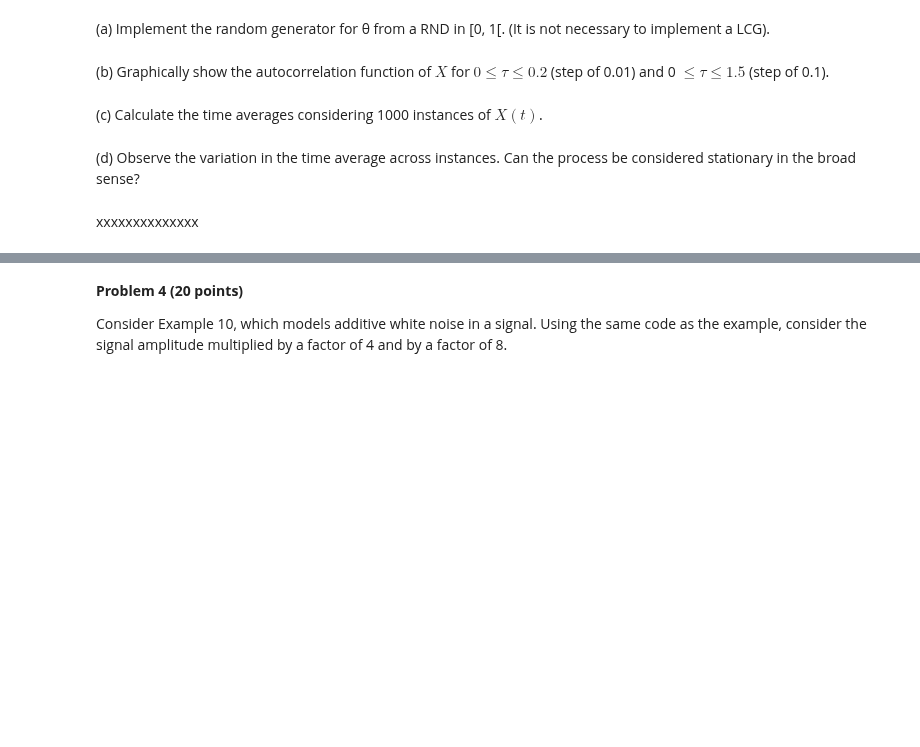
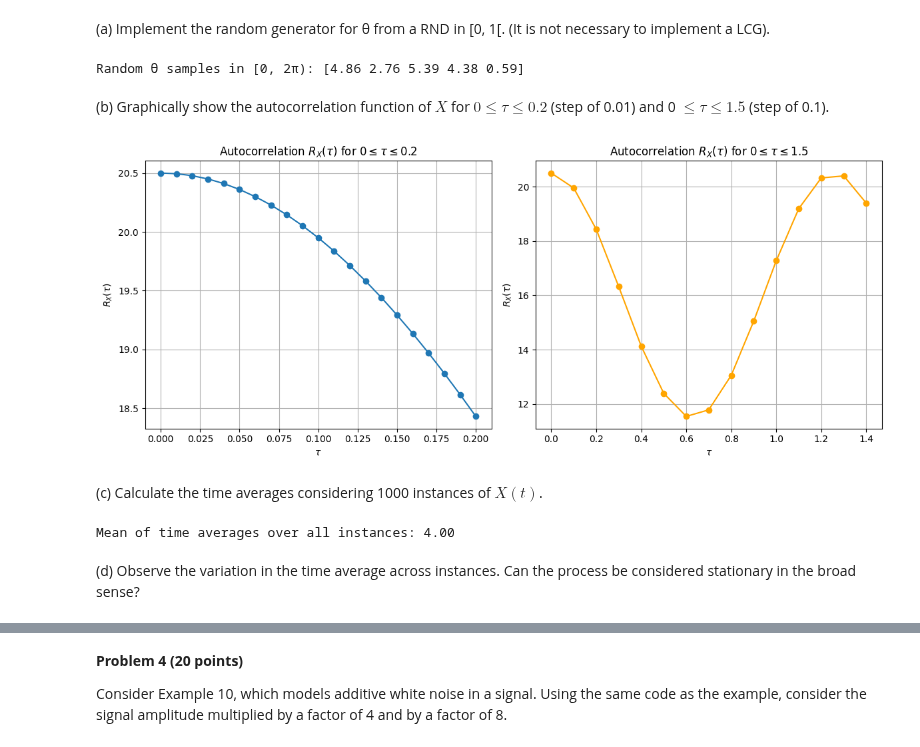
Before and after one commit to saulosgil/Disciplina_Modelagem-e-simula--o-de-sistemas, a Jupyter notebook: exercises/SE03/SE03_SauloGil.ipynb, the cells around one changed output, grey strips where cells are left out. Cells and saved outputs as stored; diff of their text form; code cells hidden in the pictures; blank space fills up the shorter version.

```diff
--- a/exercises/SE03/SE03_SauloGil.ipynb
+++ b/exercises/SE03/SE03_SauloGil.ipynb
@@ -215,11 +233,82 @@ plt.show()
 Consider the random process $X(t) = 4 + 3 cos(5t+ θ)$, where θ is uniformly distributed on $[0, 2π]$.
 # %% [markdown]
 (a) Implement the random generator for θ from a RND in [0, 1[. (It is not necessary to implement a LCG).
+# %%
+import numpy as np
+
+def generate_theta(size=1, seed=None):
+    rng = np.random.default_rng(seed)
+    theta = 2 * np.pi * rng.random(size)
+    return np.round(theta, 2)
+
+# Example usage: generate 5 random θ values
+theta_samples = generate_theta(5, seed=42)
+print("Random θ samples in [0, 2π):", theta_samples)
+# %% [output]
+Random θ samples in [0, 2π): [4.86 2.76 5.39 4.38 0.59]
 # %% [markdown]
 (b) Graphically show the autocorrelation function of $X$ for $0 ≤ τ ≤ 0.2$ (step of 0.01) and 0 $≤ τ ≤ 1.5$ (step of 0.1).
+# %%
+import numpy as np
+import matplotlib.pyplot as plt
+
+# Autocorrelation function for X(t) = 4 + 3 cos(5t + θ), θ ~ Uniform[0, 2π]
+def autocorr_X(tau):
+    # E[X(t) X(t+τ)] = E[(4 + 3cos(5t+θ))(4 + 3cos(5(t+τ)+θ))]
+    # = 16 + 12 E[cos(5t+θ)] + 12 E[cos(5(t+τ)+θ)] + 9 E[cos(5t+θ)cos(5(t+τ)+θ)]
+    # E[cos(5t+θ)] = 0, E[cos(5(t+τ)+θ)] = 0
+    # E[cos(α+θ)cos(β+θ)] = 0.5 cos(α-β)
+    # So, autocorr = 16 + 4.5 cos(5τ)
+    return 16 + 4.5 * np.cos(5 * tau)
+
+# τ in [0, 0.2] step 0.01
+tau1 = np.arange(0, 0.21, 0.01)
+R1 = autocorr_X(tau1)
+
+# τ in [0, 1.5] step 0.1
+tau2 = np.arange(0, 1.5, 0.1)
+R2 = autocorr_X(tau2)
+
+plt.figure(figsize=(12, 5))
+
+plt.subplot(1, 2, 1)
+plt.plot(tau1, R1, marker='o')
+plt.title(r'Autocorrelation $R_X(\tau)$ for $0 \leq \tau \leq 0.2$')
+plt.xlabel(r'$\tau$')
+plt.ylabel(r'$R_X(\tau)$')
+plt.grid(True)
+
+plt.subplot(1, 2, 2)
+plt.plot(tau2, R2, marker='o', color='orange')
+plt.title(r'Autocorrelation $R_X(\tau)$ for $0 \leq \tau \leq 1.5$')
+plt.xlabel(r'$\tau$')
+plt.ylabel(r'$R_X(\tau)$')
+plt.grid(True)
+
+plt.tight_layout()
+plt.show()
+# %% [output]
+[figure, added]
 # %% [markdown]
 (c) Calculate the time averages considering 1000 instances of $X(t)$.
+# %%
+import numpy as np
+
+# Parameters
+n_instances = 1000
+t = np.linspace(0, 2*np.pi, 500)  # time vector
+
+# Generate 1000 random θ values
+rng = np.random.default_rng(42)
+theta_all = 2 * np.pi * rng.random(n_instances)
+
+# Compute X(t) for each instance and its time average
+X_all = np.array([4 + 3 * np.cos(5 * t + theta) for theta in theta_all])
+time_averages = X_all.mean(axis=1)  # mean over time for each instance
+
+# Display results
+print(f"\nMean of time averages over all instances: {np.mean(time_averages):.2f}")
+# %% [output]
+Mean of time averages over all instances: 4.00
 # %% [markdown]
 (d) Observe the variation in the time average across instances. Can the process be considered stationary in the broad sense?
-# %% [markdown]
-xxxxxxxxxxxxxx
```
Also changed, not shown: parts of 4 cells of this notebook.
